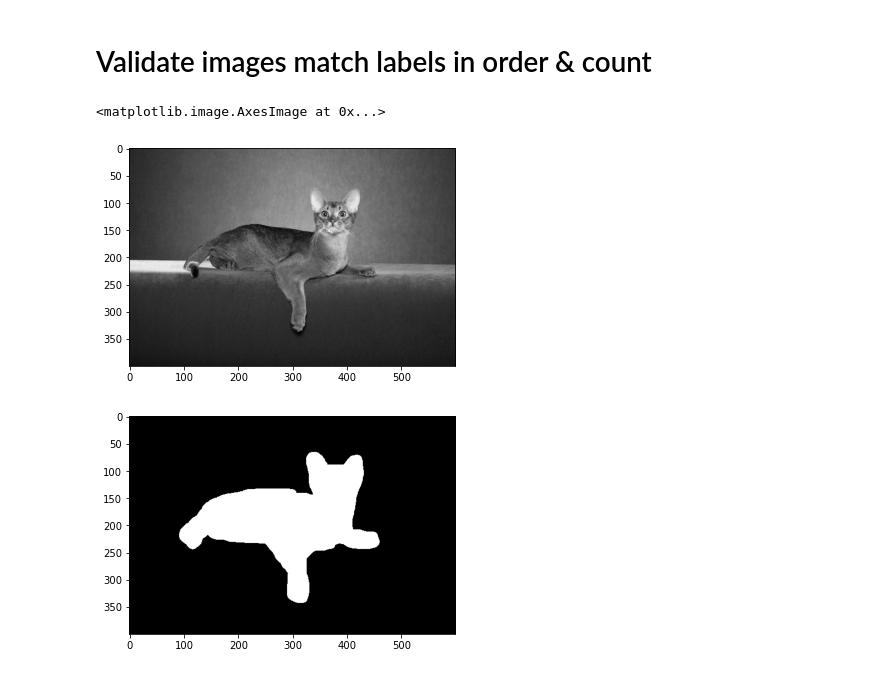
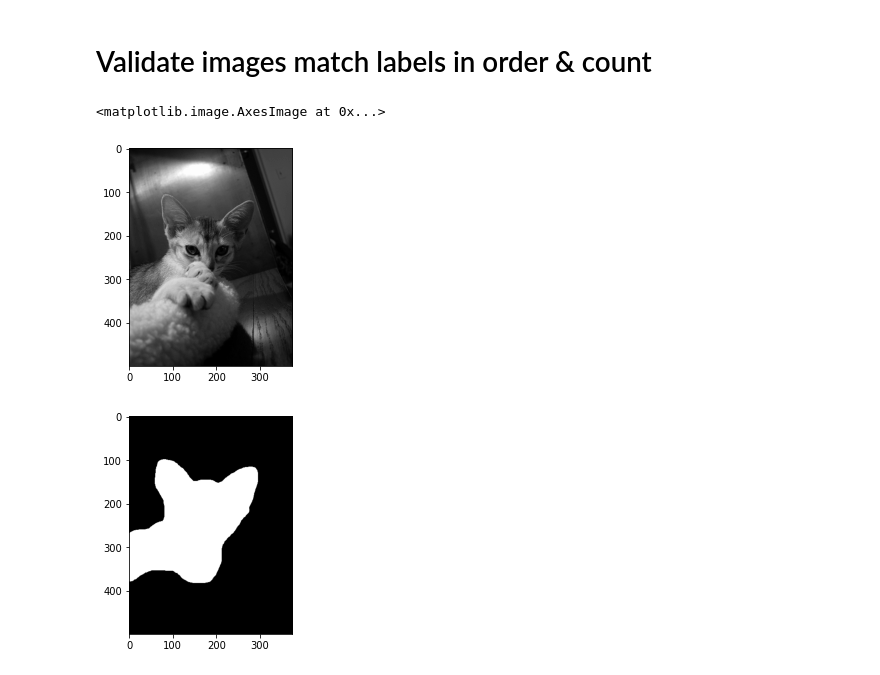
Before and after one commit to fogg-lab/tissue-model-analysis-tools, a Jupyter notebook: notebooks/oxford_pets_v1.ipynb, the cells around one changed output. Drawn from its saved outputs; the diff is of its cells as text; code cells hidden in the pictures.

```diff
--- a/notebooks/oxford_pets_v1.ipynb
+++ b/notebooks/oxford_pets_v1.ipynb
@@ -9,6 +13,6 @@ data_root_path = "D:/oxford_pets_data"
 # %%
-img_paths = [fn.replace("\\", "/") for fn in glob(f"{data_root_path}/images/*.jpg")]
-label_paths = [fn.replace("\\", "/") for fn in glob(f"{data_root_path}/annotations/trimaps/[!._]*.png")]
+img_paths = sorted([fn.replace("\\", "/") for fn in glob(f"{data_root_path}/images/*.jpg")])
+label_paths = sorted([fn.replace("\\", "/") for fn in glob(f"{data_root_path}/annotations/trimaps/[!._]*.png")])
 # %% [markdown]
 # Validate images match labels in order & count
 # %%
@@ -19,12 +23,11 @@ assert(all([get_img_id(img_paths[i]) == get_img_id(label_paths[i]) for i in rang
 # %%
 assert(len(img_paths) == len(label_paths))
 # %%
-img = cv2.imread(img_paths[0])
-img = cv2.cvtColor(img, cv2.COLOR_BGR2GRAY)
+img = cv2.imread(img_paths[1], cv2.IMREAD_GRAYSCALE)
 plt.imshow(img, cmap="gray")
 # %% [output]
 <matplotlib.image.AxesImage at 0x...>
-[figure, old version]
+[figure, new version]
 # %%
 def map2bin(lab, fg_vals, bg_vals, fg=1, bg=0):
     fg_mask = np.isin(lab, fg_vals)
@@ -39,9 +42,9 @@ def map2bin(lab, fg_vals, bg_vals, fg=1, bg=0):
 # 2 -> background
 # 3 -> foreground outline
 
-lab = cv2.imread(label_paths[0])
+lab = cv2.imread(label_paths[1])
 lab = map2bin(lab, [1, 3], [2])
 plt.imshow(lab * 255, cmap="gray")
 plt.show()
 # %% [output]
-[figure, old version]
+[figure, new version]
```
Also changed, not shown: parts of 8 cells of this notebook.
